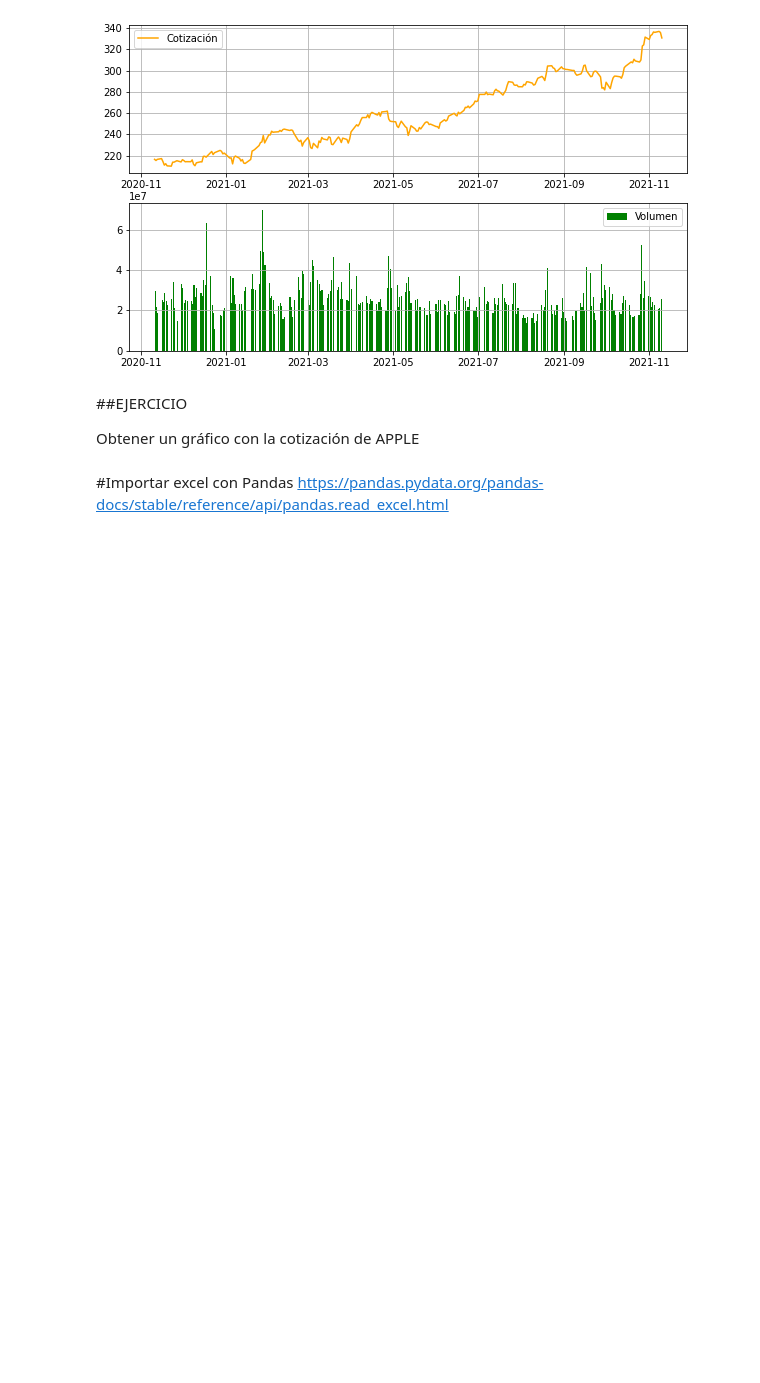
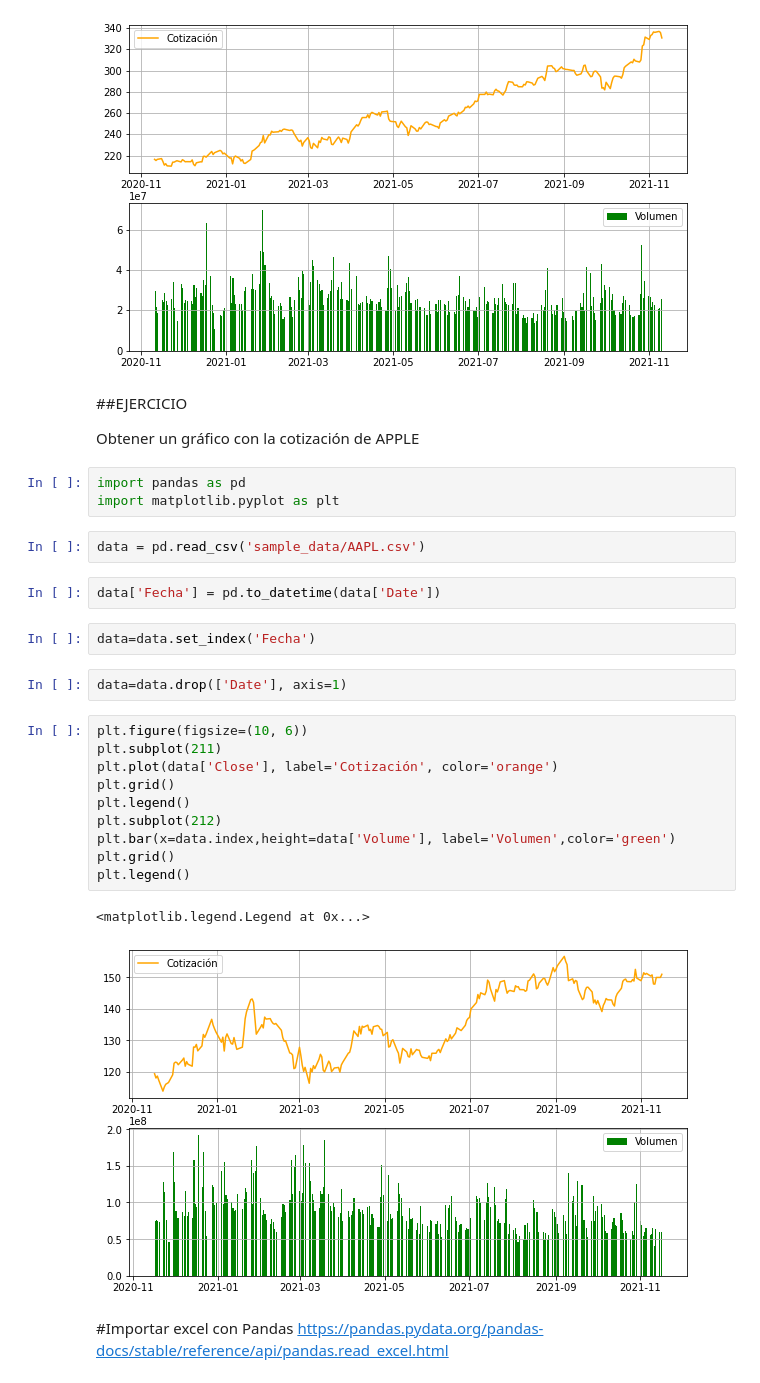
Before and after one commit to EmmaGB/Curso-de-introduccion-a-Big-Data-Parte-2-nov2021, a Jupyter notebook: 6_Fuentes_de_datos.ipynb, the cells around one changed output. Cells and saved outputs as stored; diff of their text form; blank space fills up the shorter version.

```diff
--- a/6_Fuentes_de_datos.ipynb
+++ b/6_Fuentes_de_datos.ipynb
@@ -265,6 +265,30 @@ plt.legend()
 ##EJERCICIO
 
 Obtener un gráfico con la cotización de APPLE
+# %%
+import pandas as pd
+import matplotlib.pyplot as plt
+# %%
+data = pd.read_csv('sample_data/AAPL.csv')
+# %%
+data['Fecha'] = pd.to_datetime(data['Date'])
+# %%
+data=data.set_index('Fecha')
+# %%
+data=data.drop(['Date'], axis=1)
+# %%
+plt.figure(figsize=(10, 6))
+plt.subplot(211)
+plt.plot(data['Close'], label='Cotización', color='orange')
+plt.grid()
+plt.legend()
+plt.subplot(212)
+plt.bar(x=data.index,height=data['Volume'], label='Volumen',color='green')
+plt.grid()
+plt.legend()
+# %% [output]
+<matplotlib.legend.Legend at 0x...>
+[figure, added]
 # %% [markdown]
 #Importar excel con Pandas
 https://pandas.pydata.org/pandas-docs/stable/reference/api/pandas.read_excel.html
```
